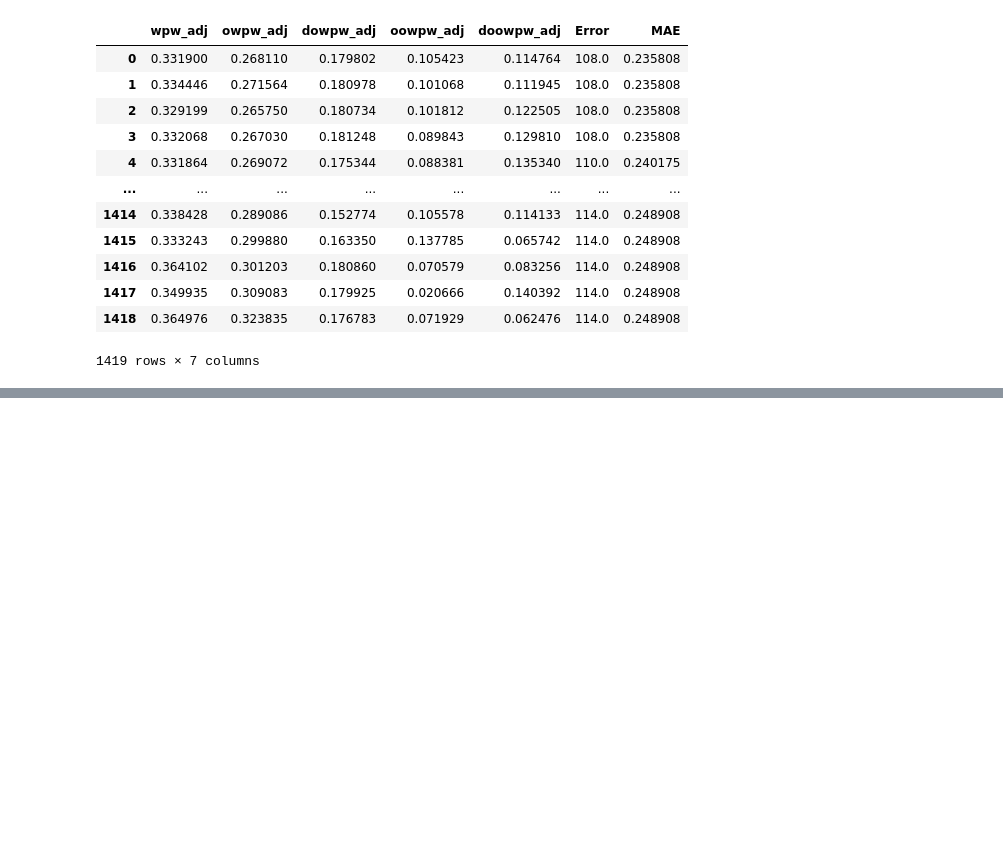
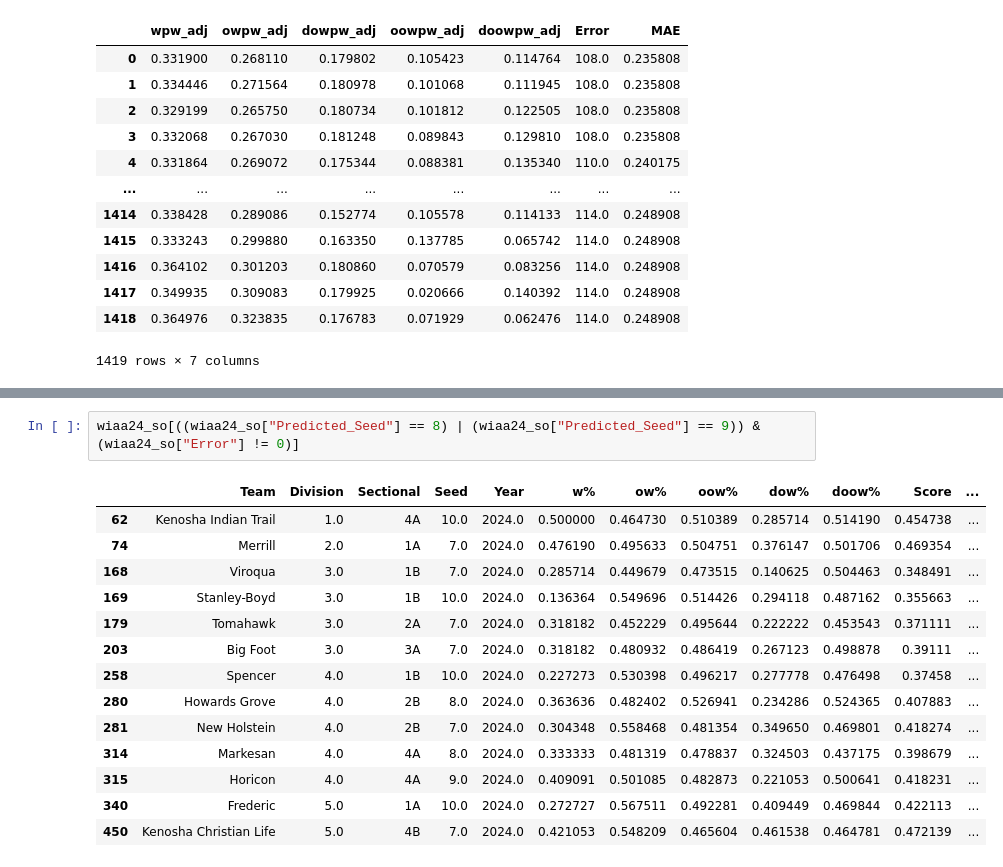
Before and after one commit to edebroux/gibraltar_basketball, a Jupyter notebook: wiaaWebscrape/narrow_weights_search_and_models.ipynb, the cells around one changed output, grey strips where cells are left out. Cells and saved outputs as stored; diff of their text form; blank space fills up the shorter version.

```diff
--- a/wiaaWebscrape/narrow_weights_search_and_models.ipynb
+++ b/wiaaWebscrape/narrow_weights_search_and_models.ipynb
@@ -193,0 +260,17 @@ quarter_avg
+# %%
+wiaa24_so[((wiaa24_so["Predicted_Seed"] == 8) | (wiaa24_so["Predicted_Seed"] == 9)) & (wiaa24_so["Error"] != 0)]
+# %% [output]
+|  | Team | Division | Sectional | Seed | Year | w% | ow% | oow% | dow% | doow% | Score | ... |
+| 62 | Kenosha Indian Trail | 1.0 | 4A | 10.0 | 2024.0 | 0.500000 | 0.464730 | 0.510389 | 0.285714 | 0.514190 | 0.454738 | ... |
+| 74 | Merrill | 2.0 | 1A | 7.0 | 2024.0 | 0.476190 | 0.495633 | 0.504751 | 0.376147 | 0.501706 | 0.469354 | ... |
+| 168 | Viroqua | 3.0 | 1B | 7.0 | 2024.0 | 0.285714 | 0.449679 | 0.473515 | 0.140625 | 0.504463 | 0.348491 | ... |
+| 169 | Stanley-Boyd | 3.0 | 1B | 10.0 | 2024.0 | 0.136364 | 0.549696 | 0.514426 | 0.294118 | 0.487162 | 0.355663 | ... |
+| 179 | Tomahawk | 3.0 | 2A | 7.0 | 2024.0 | 0.318182 | 0.452229 | 0.495644 | 0.222222 | 0.453543 | 0.371111 | ... |
+| 203 | Big Foot | 3.0 | 3A | 7.0 | 2024.0 | 0.318182 | 0.480932 | 0.486419 | 0.267123 | 0.498878 | 0.39111 | ... |
+| 258 | Spencer | 4.0 | 1B | 10.0 | 2024.0 | 0.227273 | 0.530398 | 0.496217 | 0.277778 | 0.476498 | 0.37458 | ... |
+| 280 | Howards Grove | 4.0 | 2B | 8.0 | 2024.0 | 0.363636 | 0.482402 | 0.526941 | 0.234286 | 0.524365 | 0.407883 | ... |
+| 281 | New Holstein | 4.0 | 2B | 7.0 | 2024.0 | 0.304348 | 0.558468 | 0.481354 | 0.349650 | 0.469801 | 0.418274 | ... |
+| 314 | Markesan | 4.0 | 4A | 8.0 | 2024.0 | 0.333333 | 0.481319 | 0.478837 | 0.324503 | 0.437175 | 0.398679 | ... |
+| 315 | Horicon | 4.0 | 4A | 9.0 | 2024.0 | 0.409091 | 0.501085 | 0.482873 | 0.221053 | 0.500641 | 0.418231 | ... |
+| 340 | Frederic | 5.0 | 1A | 10.0 | 2024.0 | 0.272727 | 0.567511 | 0.492281 | 0.409449 | 0.469844 | 0.422113 | ... |
+| 450 | Kenosha Christian Life | 5.0 | 4B | 7.0 | 2024.0 | 0.421053 | 0.548209 | 0.465604 | 0.461538 | 0.464781 | 0.472139 | ... |
```
Also changed, not shown: parts of 8 cells of this notebook.
